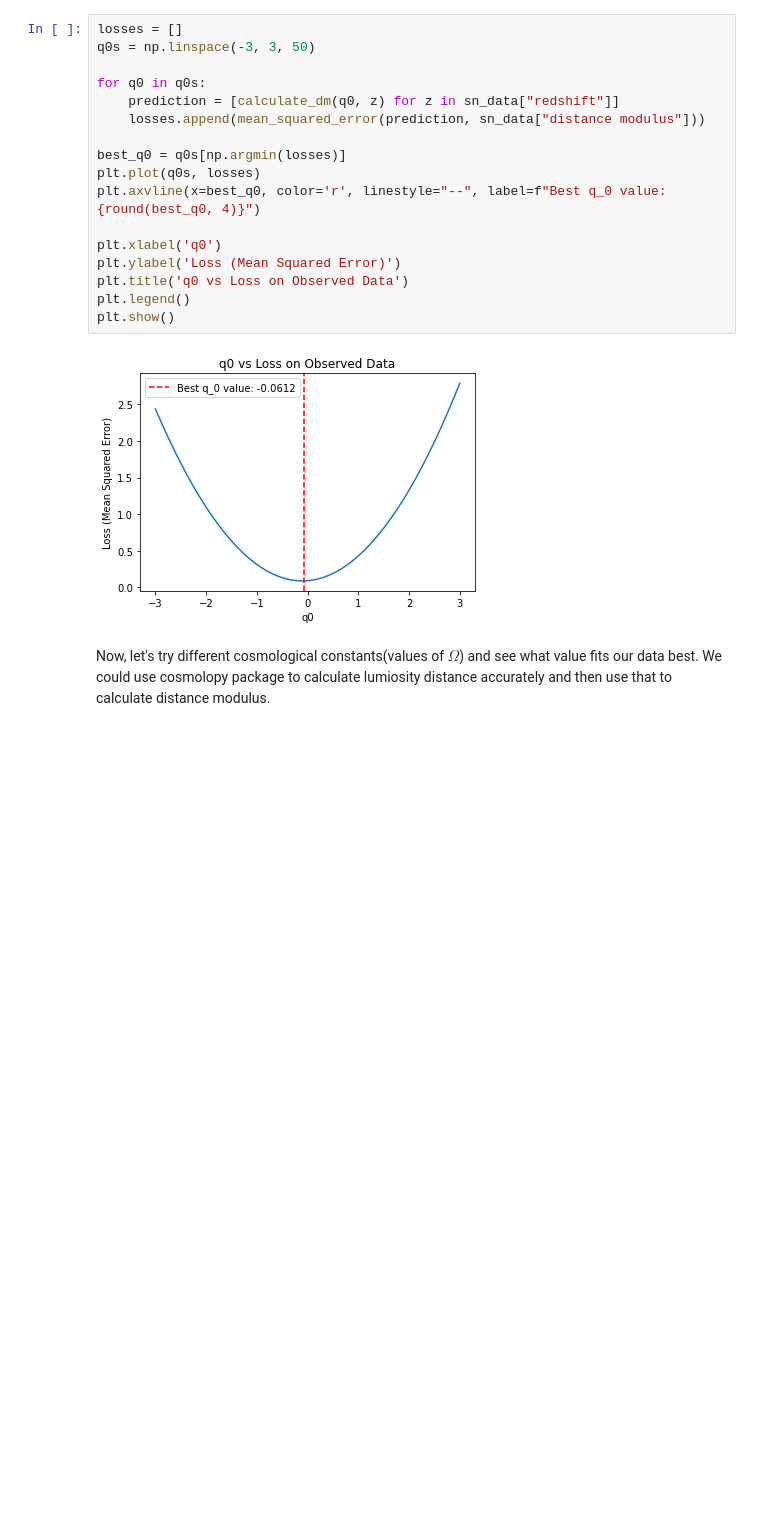
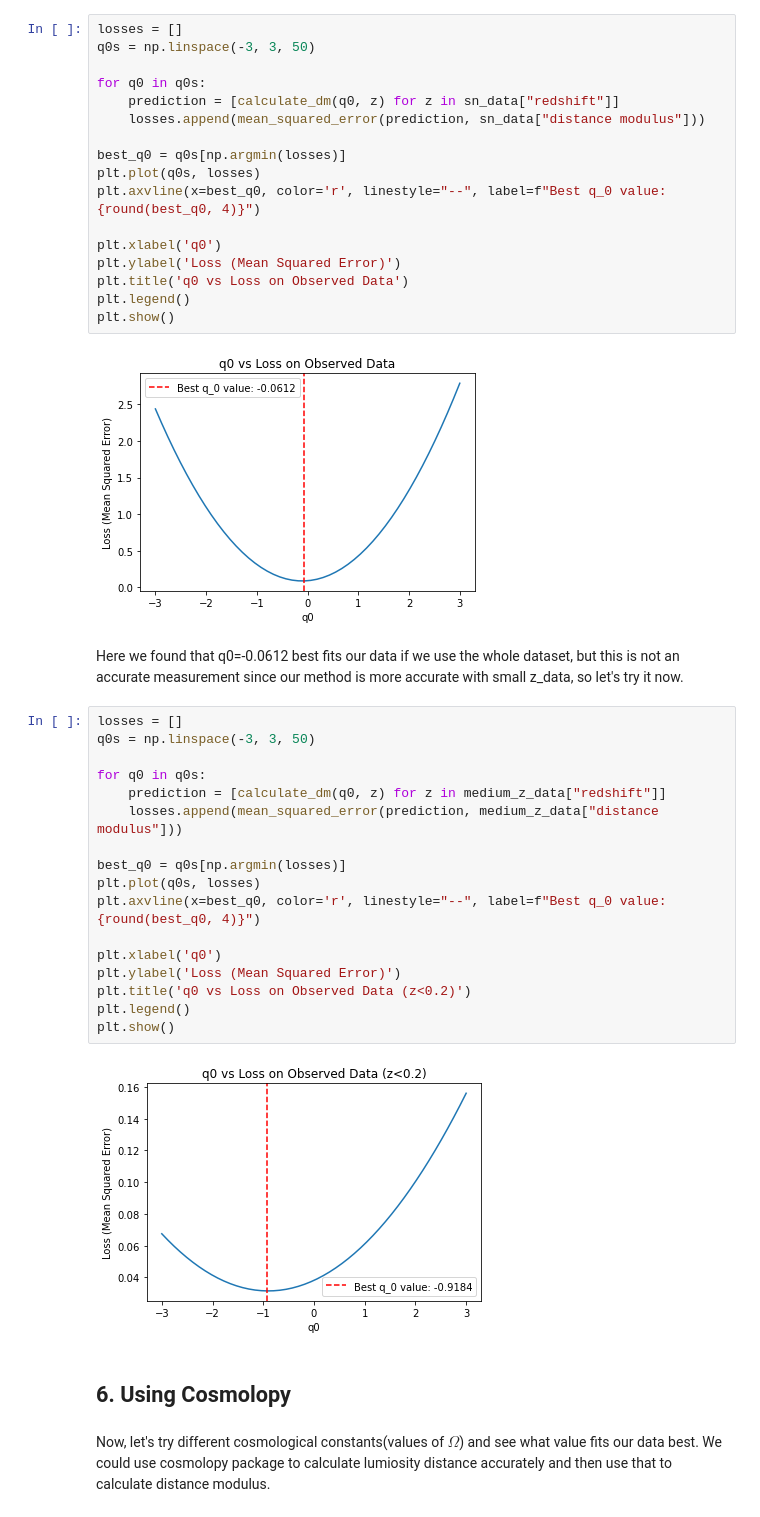
Before and after one commit to charlineshen/Constraining-Cosmological-Parameters-using-Supernovae, a Jupyter notebook: proj.ipynb, the cells around one changed output. Saved outputs shown, nothing was run; the diff lists cells and outputs as text; blank space fills up the shorter version.

```diff
--- a/proj.ipynb
+++ b/proj.ipynb
@@ -270,6 +272,29 @@ plt.legend()
 plt.show()
 # %% [output]
 [figure]
+# %% [markdown]
+Here we found that q0=-0.0612 best fits our data if we use the whole dataset, but this is not an accurate measurement since our method is more accurate with small z_data, so let's try it now.
+# %%
+losses = []
+q0s = np.linspace(-3, 3, 50)
+
+for q0 in q0s:
+    prediction = [calculate_dm(q0, z) for z in medium_z_data["redshift"]]
+    losses.append(mean_squared_error(prediction, medium_z_data["distance modulus"]))
+
+best_q0 = q0s[np.argmin(losses)]
+plt.plot(q0s, losses)
+plt.axvline(x=best_q0, color='r', linestyle="--", label=f"Best q_0 value: {round(best_q0, 4)}")
+
+plt.xlabel('q0')
+plt.ylabel('Loss (Mean Squared Error)')
+plt.title('q0 vs Loss on Observed Data (z<0.2)')
+plt.legend()
+plt.show()
+# %% [output]
+[figure, added]
+# %% [markdown]
+## 6. Using Cosmolopy
 # %% [markdown]
 Now, let's try different cosmological constants(values of $\Omega$) and see what value fits our data best. We could use cosmolopy package to calculate lumiosity distance accurately and then use that to calculate distance modulus.
 # %%
```
Also changed, not shown: parts of 11 cells of this notebook.
